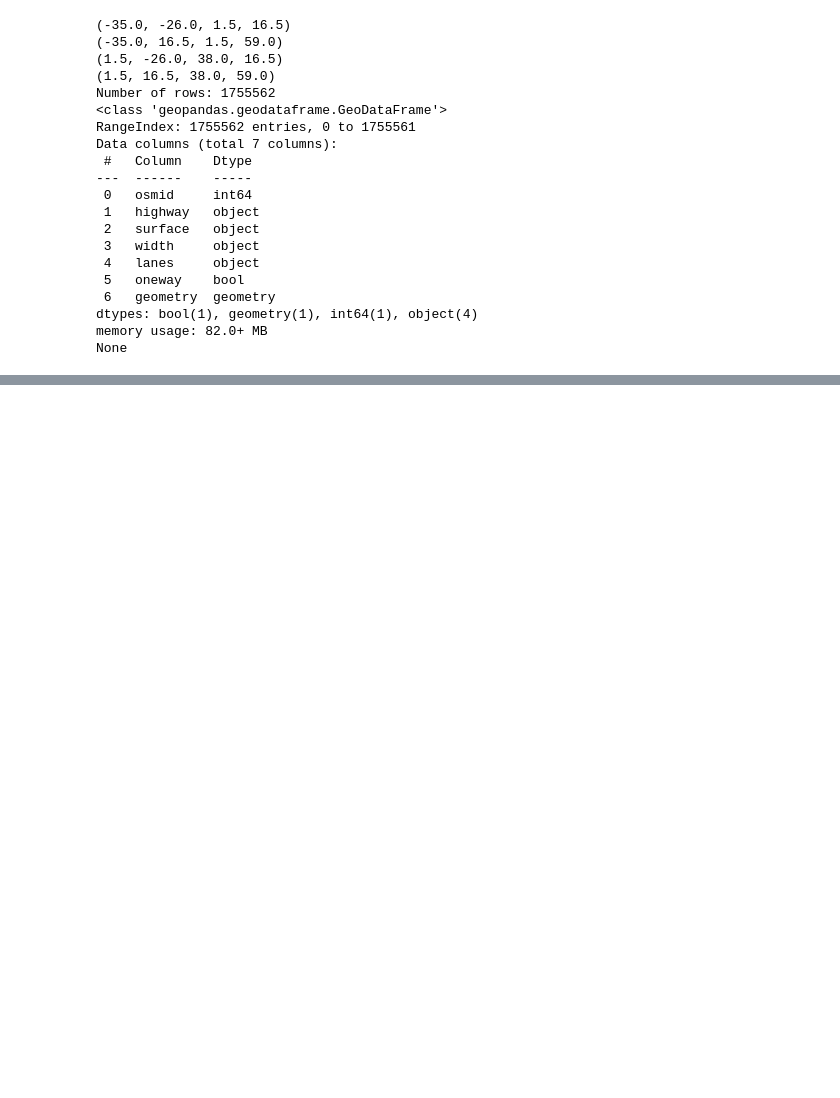
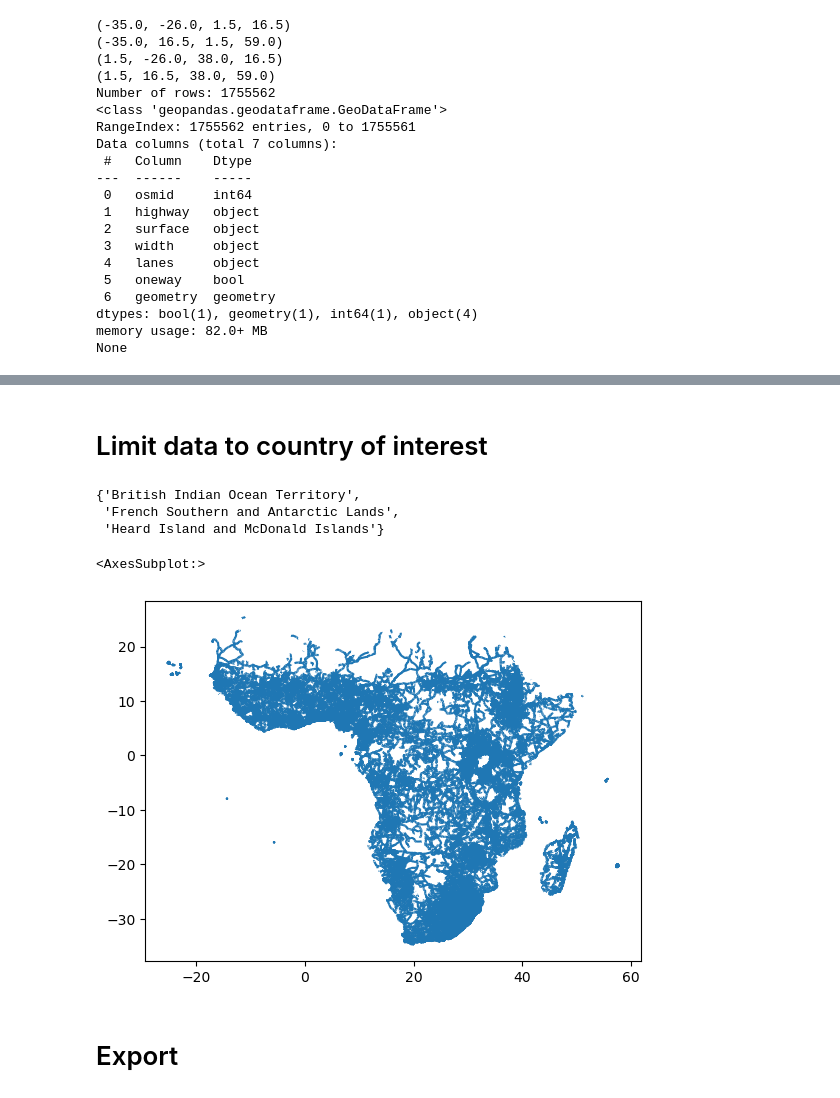
Before and after one commit to tunmiseraji/road_quality_s2_l8, a Jupyter notebook: 1. Download roads data from OSM.ipynb, the cells around one changed output, grey strips where cells are left out. Drawn from its saved outputs; the diff is of its cells as text; code cells hidden in the pictures; blank space fills up the shorter version.

```diff
--- a/1. Download roads data from OSM.ipynb
+++ b/1. Download roads data from OSM.ipynb
@@ -127,0 +124,26 @@ gdf_combined.plot()
+# %% [markdown]
+# Limit data to country of interest
+# %%
+# read in admin shapefile
+# world bank country boundary source: https://datacatalog.worldbank.org/search/dataset/0038272/World-Bank-Official-Boundaries
+africa_shp = gpd.read_file('raw data/WB_countries_Admin0_10m/WB_countries_Admin0_10m.SHP')
+africa_shp = africa_shp[['FORMAL_EN', 'NAME_EN', 'REGION_WB', 'geometry']]
+africa_shp = africa_shp[africa_shp.REGION_WB == 'Sub-Saharan Africa']
+# %%
+assert gdf_combined.crs == africa_shp.crs
+# Perform a spatial join to find roads within country boundaries
+gdf_combined_sub = gpd.sjoin(gdf_combined, africa_shp[['NAME_EN', 'geometry']], how='inner', op='within')
+# %%
+# missing out on some minor islands
+set(africa_shp.NAME_EN.unique()).symmetric_difference(set(gdf_combined_sub.NAME_EN.unique()))
+# %% [output]
+{'British Indian Ocean Territory',
+ 'French Southern and Antarctic Lands',
+ 'Heard Island and McDonald Islands'}
+# %%
+gdf_combined_sub.plot()
+# %% [output]
+<AxesSubplot:>
+[figure, added]
+# %% [markdown]
+# Export
```
Also changed, not shown: parts of 4 cells of this notebook.
